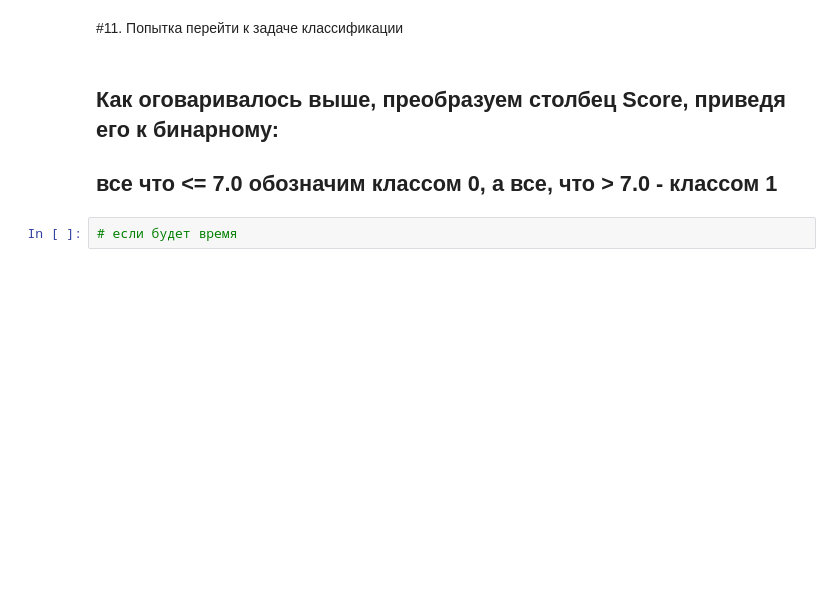
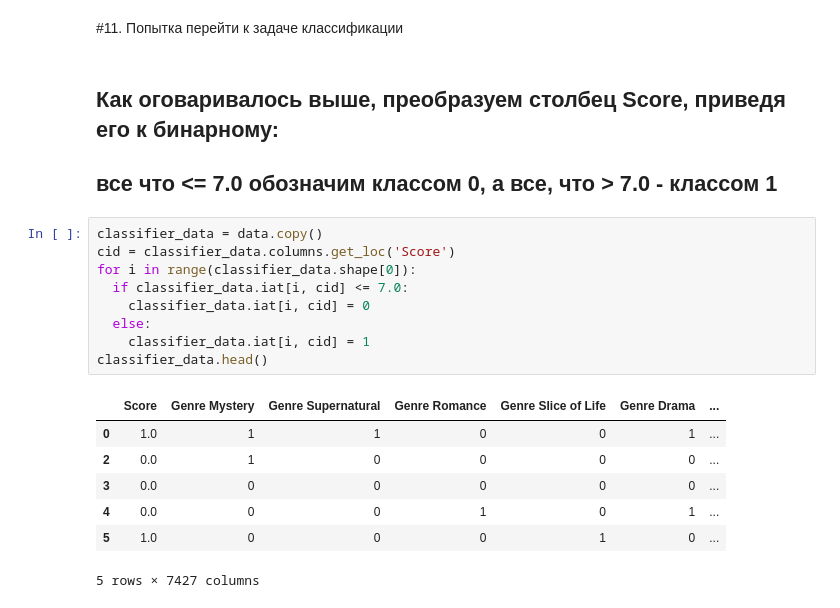
Before and after one commit to KimNikita/machine-learning-practice, a Jupyter notebook: Anime rating prediction.ipynb, the cells around one changed output. Cells and saved outputs as stored; diff of their text form; blank space fills up the shorter version.

```diff
--- a/Anime rating prediction.ipynb
+++ b/Anime rating prediction.ipynb
@@ -985,5 +985,20 @@ np.mean(res_rf)
 # %% [markdown]
 ## Как оговаривалось выше, преобразуем столбец Score, приведя его к бинарному:
 ## все что <= 7.0 обозначим классом 0, а все, что > 7.0 - классом 1
-# %%
-# если будет время
+# %%
+classifier_data = data.copy()
+cid = classifier_data.columns.get_loc('Score')
+for i in range(classifier_data.shape[0]):
+  if classifier_data.iat[i, cid] <= 7.0:
+    classifier_data.iat[i, cid] = 0
+  else:
+    classifier_data.iat[i, cid] = 1
+classifier_data.head()
+# %% [output]
+|  | Score | Genre Mystery | Genre Supernatural | Genre Romance | Genre Slice of Life | Genre Drama | ... |
+| 0 | 1.0 | 1 | 1 | 0 | 0 | 1 | ... |
+| 2 | 0.0 | 1 | 0 | 0 | 0 | 0 | ... |
+| 3 | 0.0 | 0 | 0 | 0 | 0 | 0 | ... |
+| 4 | 0.0 | 0 | 0 | 1 | 0 | 1 | ... |
+| 5 | 1.0 | 0 | 0 | 0 | 1 | 0 | ... |
+5 rows × 7427 columns
```
Also changed, not shown: parts of 25 cells of this notebook.
